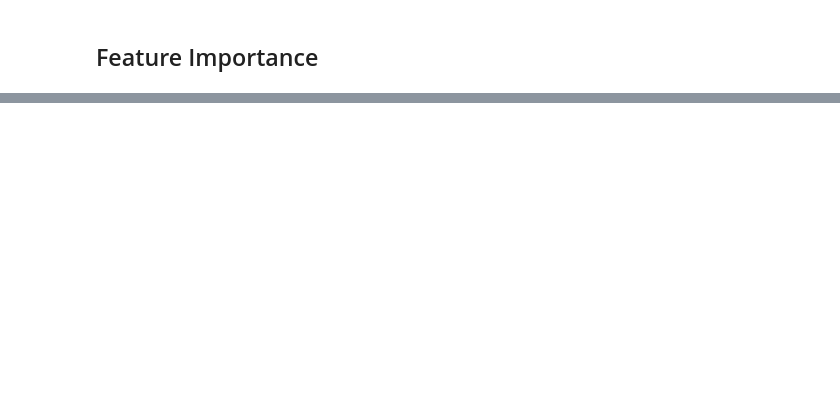
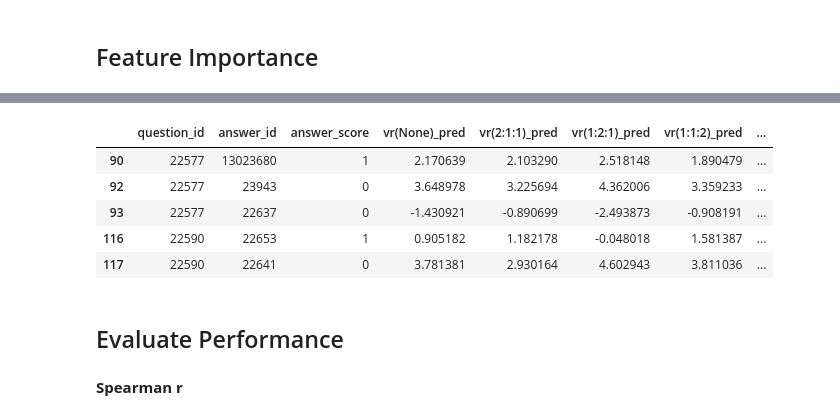
Before and after one commit to marisaaquilina/466-final-project, a Jupyter notebook: Ensemble.ipynb, the cells around one changed output, grey strips where cells are left out. Saved outputs shown, nothing was run; the diff lists cells and outputs as text; code cells hidden in the pictures; blank space fills up the shorter version.

```diff
--- a/Ensemble.ipynb
+++ b/Ensemble.ipynb
@@ -224,0 +179,20 @@ ensemble_pred_answer_score Avg Correlation Per Question: 0.46358743862428786
+# %%
+model_names = [name for name, model in learners] + ['vr({})'.format(name) for name, weights in poss_weights]
+
+for name in model_names:
+    predictions_df['{}_rank'.format(name)] = predictions_df.groupby('question_id')['{}_pred'.format(name)].rank(ascending=False)
+
+predictions_df['actual_rank'] = predictions_df.groupby('question_id')['answer_score'].rank(ascending=False)
+# %%
+predictions_df.head()
+# %% [output]
+|  | question_id | answer_id | answer_score | vr(None)_pred | vr(2:1:1)_pred | vr(1:2:1)_pred | vr(1:1:2)_pred | ... |
+| 90 | 22577 | 13023680 | 1 | 2.170639 | 2.103290 | 2.518148 | 1.890479 | ... |
+| 92 | 22577 | 23943 | 0 | 3.648978 | 3.225694 | 4.362006 | 3.359233 | ... |
+| 93 | 22577 | 22637 | 0 | -1.430921 | -0.890699 | -2.493873 | -0.908191 | ... |
+| 116 | 22590 | 22653 | 1 | 0.905182 | 1.182178 | -0.048018 | 1.581387 | ... |
+| 117 | 22590 | 22641 | 0 | 3.781381 | 2.930164 | 4.602943 | 3.811036 | ... |
+# %% [markdown]
+## Evaluate Performance
+# %% [markdown]
+**Spearman r**
```
Also changed, not shown: parts of 41 cells of this notebook.
